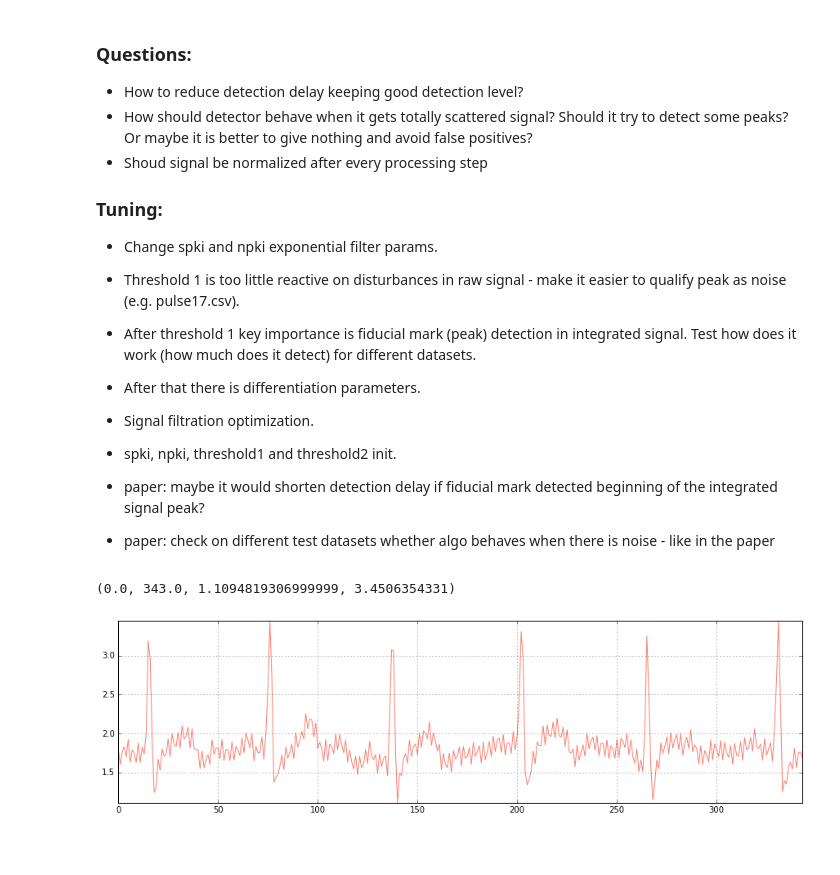
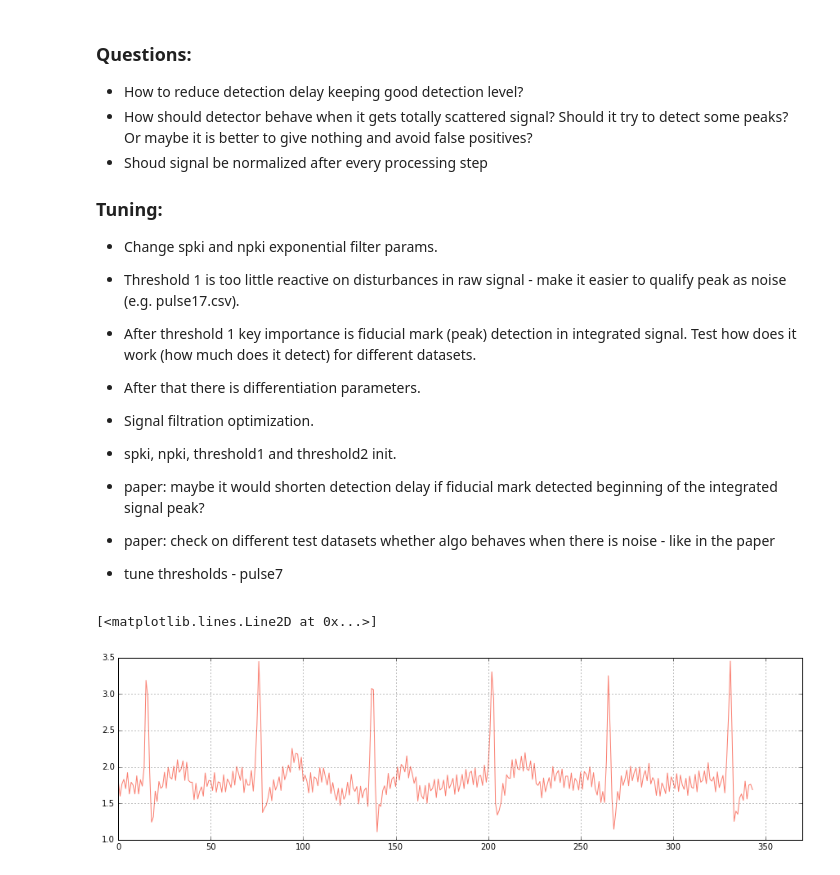
Before and after one commit to c-labpl/qrs_detector, a Jupyter notebook: QRSDetectorOffline.ipynb, the cells around one changed output. Drawn from its saved outputs; the diff is of its cells as text; code cells hidden in the pictures; blank space fills up the shorter version.

```diff
--- a/QRSDetectorOffline.ipynb
+++ b/QRSDetectorOffline.ipynb
@@ -16,6 +16,9 @@
 * paper: maybe it would shorten detection delay if fiducial mark detected beginning of the integrated signal peak?
 
 * paper: check on different test datasets whether algo behaves when there is noise - like in the paper
+
+
+* tune thresholds - pulse7
 # %%
 %matplotlib inline
 import numpy as np
@@ -64,19 +67,19 @@ threshold_f_2_vals = np.array([])
 # %%
 ## Load and clean data.
 with open("data/pulse1.csv") as f:
     content = f.readlines()
 raw_data = []
 for line in content:
     raw_signal = np.append(raw_signal, float(line.rstrip().split(';')[1]))
 # raw_signal = raw_signal / max(raw_signal)
 
 plt.figure(figsize=(15,4))
+plt.xlim([0, 370])
+plt.grid(True)
 plt.plot(raw_signal, label="Original signal", color="salmon")
-plt.grid(True)
-plt.axis("tight")
 # %% [output]
-(0.0, 343.0, 1.1094819306999999, 3.4506354331)
+[<matplotlib.lines.Line2D at 0x...>]
-[figure, old version]
+[figure, new version]
 # %%
 ## Signal filtering methods.
 def butter_bandpass_filter(data, lowcut, highcut, signal_freq, order):
```
Also changed, not shown: parts of 8 cells of this notebook, 1 other file.
